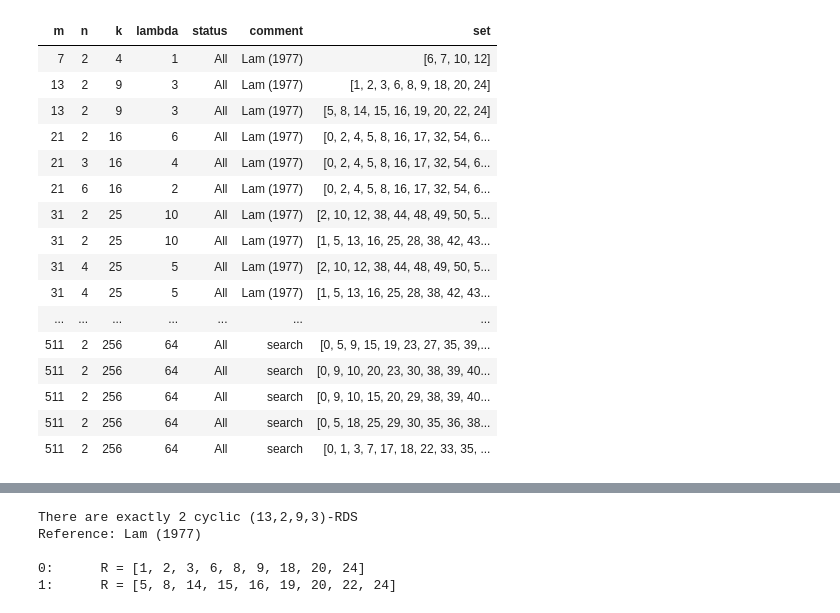
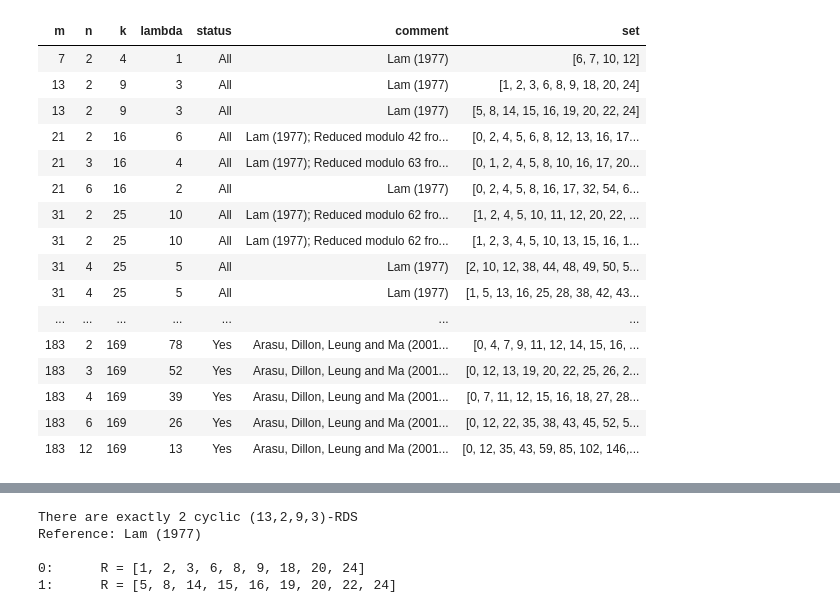
Before and after one commit to dmgordo/relative-difference-sets, a Jupyter notebook: relative_difference_sets.ipynb, the cells around one changed output, grey strips where cells are left out. Cells and saved outputs as stored; diff of their text form; code cells hidden in the pictures.

```diff
--- a/relative_difference_sets.ipynb
+++ b/relative_difference_sets.ipynb
@@ -21,32 +21,32 @@ This cell lets you search the dataset for ranges of relative difference sets, or
 # %%
 T = init_tab()
 for R in relative_diffsets:
     m = get_m(R)
     n = get_n(R)
     k = get_k(R)
     lam = get_lam(R)
     if get_status(R) in ['All','Yes']: # look at ones we know exist
-        if m in range(1000):
-            if n in range(2,50):
+        if m in range(200):
+            if n in range(2,20):
                 if k in range(257):
                     if lam in range(1,k):
                         add_tab_entry(T,R)
 show_tab(T)
 # %% [output]
 | m | n | k | lambda | status | comment | set |
 | 7 | 2 | 4 | 1 | All | Lam (1977) | [6, 7, 10, 12] |
 | 13 | 2 | 9 | 3 | All | Lam (1977) | [1, 2, 3, 6, 8, 9, 18, 20, 24] |
 | 13 | 2 | 9 | 3 | All | Lam (1977) | [5, 8, 14, 15, 16, 19, 20, 22, 24] |
-| 21 | 2 | 16 | 6 | All | Lam (1977) | [0, 2, 4, 5, 8, 16, 17, 32, 54, 6... |
-| 21 | 3 | 16 | 4 | All | Lam (1977) | [0, 2, 4, 5, 8, 16, 17, 32, 54, 6... |
+| 21 | 2 | 16 | 6 | All | Lam (1977); Reduced modulo 42 fro... | [0, 2, 4, 5, 6, 8, 12, 13, 16, 17... |
+| 21 | 3 | 16 | 4 | All | Lam (1977); Reduced modulo 63 fro... | [0, 1, 2, 4, 5, 8, 10, 16, 17, 20... |
 | 21 | 6 | 16 | 2 | All | Lam (1977) | [0, 2, 4, 5, 8, 16, 17, 32, 54, 6... |
-| 31 | 2 | 25 | 10 | All | Lam (1977) | [2, 10, 12, 38, 44, 48, 49, 50, 5... |
-| 31 | 2 | 25 | 10 | All | Lam (1977) | [1, 5, 13, 16, 25, 28, 38, 42, 43... |
+| 31 | 2 | 25 | 10 | All | Lam (1977); Reduced modulo 62 fro... | [1, 2, 4, 5, 10, 11, 12, 20, 22, ... |
+| 31 | 2 | 25 | 10 | All | Lam (1977); Reduced modulo 62 fro... | [1, 2, 3, 4, 5, 10, 13, 15, 16, 1... |
 | 31 | 4 | 25 | 5 | All | Lam (1977) | [2, 10, 12, 38, 44, 48, 49, 50, 5... |
 | 31 | 4 | 25 | 5 | All | Lam (1977) | [1, 5, 13, 16, 25, 28, 38, 42, 43... |
 | ... | ... | ... | ... | ... | ... | ... |
-| 511 | 2 | 256 | 64 | All | search | [0, 5, 9, 15, 19, 23, 27, 35, 39,... |
-| 511 | 2 | 256 | 64 | All | search | [0, 9, 10, 20, 23, 30, 38, 39, 40... |
-| 511 | 2 | 256 | 64 | All | search | [0, 9, 10, 15, 20, 29, 38, 39, 40... |
-| 511 | 2 | 256 | 64 | All | search | [0, 5, 18, 25, 29, 30, 35, 36, 38... |
-| 511 | 2 | 256 | 64 | All | search | [0, 1, 3, 7, 17, 18, 22, 33, 35, ... |
+| 183 | 2 | 169 | 78 | Yes | Arasu, Dillon, Leung and Ma (2001... | [0, 4, 7, 9, 11, 12, 14, 15, 16, ... |
+| 183 | 3 | 169 | 52 | Yes | Arasu, Dillon, Leung and Ma (2001... | [0, 12, 13, 19, 20, 22, 25, 26, 2... |
+| 183 | 4 | 169 | 39 | Yes | Arasu, Dillon, Leung and Ma (2001... | [0, 7, 11, 12, 15, 16, 18, 27, 28... |
+| 183 | 6 | 169 | 26 | Yes | Arasu, Dillon, Leung and Ma (2001... | [0, 12, 22, 35, 38, 43, 45, 52, 5... |
+| 183 | 12 | 169 | 13 | Yes | Arasu, Dillon, Leung and Ma (2001... | [0, 12, 35, 43, 59, 85, 102, 146,... |
```
Also changed, not shown: parts of 12 cells of this notebook, 2 other files.
